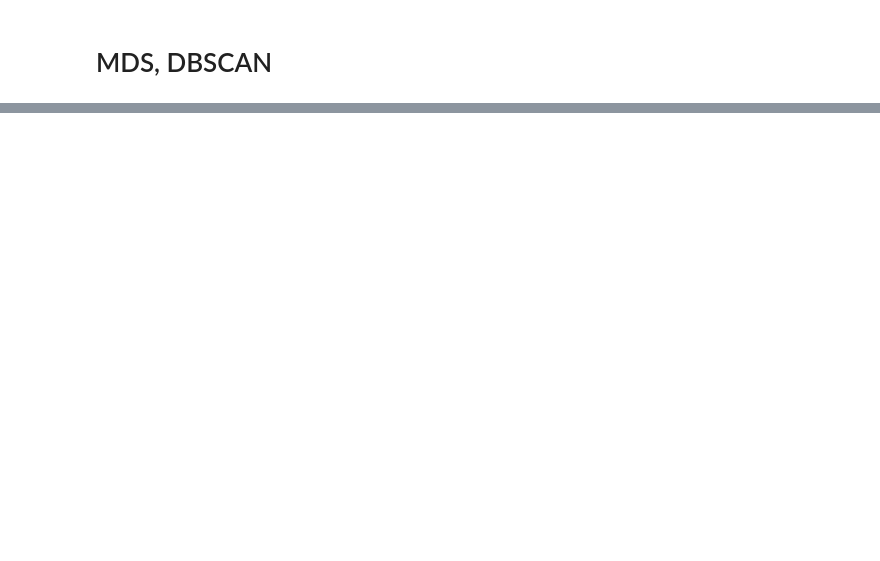
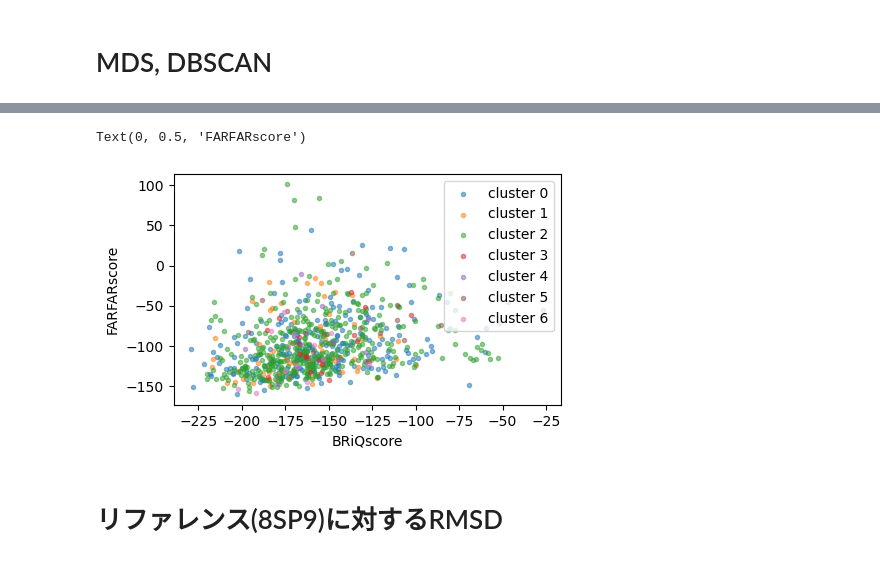
Before and after one commit to Shunsuke-1994/casp16, a Jupyter notebook: notebooks/R1211.ipynb, the cells around one changed output, grey strips where cells are left out. Saved outputs shown, nothing was run; the diff lists cells and outputs as text; code cells hidden in the pictures; blank space fills up the shorter version.

```diff
--- a/notebooks/R1211.ipynb
+++ b/notebooks/R1211.ipynb
@@ -266,11 +208,0 @@ Text(0.5, 1.0, '2D Projection of PDB Structures with RNA-BRiQ Energy ')
-# %%
-import pandas as pd
-df_farfar = pd.read_csv("datasets/casp16/R1209/pdb/R1209_FARFAR2_scores.csv")
-df_farfar = df_farfar[["description", "score"]]
-# print(df_farfar.head(2))
-
-energies_farfar = {}
-for i, f in df_farfar.iterrows():
-    energies_farfar[str(f["description"])] = float(f["score"])
-
-energies_farfar["S_000002"]
@@ -332,0 +209,5 @@ NameError: name 'pdb_files' is not defined
+# %%
+df_scores["cluster"] = clustering.labels_
+# df_scores.to_csv(f"{pdb_dir}/R1211_scores_clustered.csv", index=False)
+df_scores = pd.read_csv(f"{pdb_dir}/R1211_scores_clustered.csv")
+df_scores.head(3)
@@ -332,0 +219,6 @@ NameError: name 'pdb_files' is not defined
+# %%
+for c in [0,1,2]:
+    n = sum(df_scores["cluster"] == c)
+    print(f"Cluster {c} (N={n})")
+    print(df_scores[df_scores["cluster"] == c].sort_values("BRiQscore").head(5))
+    print("**"*20)
@@ -332,0 +243,18 @@ NameError: name 'pdb_files' is not defined
+# %%
+# scatter for each cluster
+# hist2d
+
+plt.figure(figsize=(5,3))
+for c in set(df_scores["cluster"]):
+    if c == -1: continue
+    plt.scatter(df_scores[df_scores["cluster"] == c]["BRiQscore"], df_scores[df_scores["cluster"] == c]["FARFARscore"], label=f"cluster {c}", marker=".", alpha=0.5)
+
+
+plt.legend()
+plt.xlabel("BRiQscore")
+plt.ylabel("FARFARscore")
+# %% [output]
+Text(0, 0.5, 'FARFARscore')
+[figure, added]
+# %% [markdown]
+# リファレンス(8SP9)に対するRMSD
```
Also changed, not shown: parts of 40 cells of this notebook, 1 other file.
